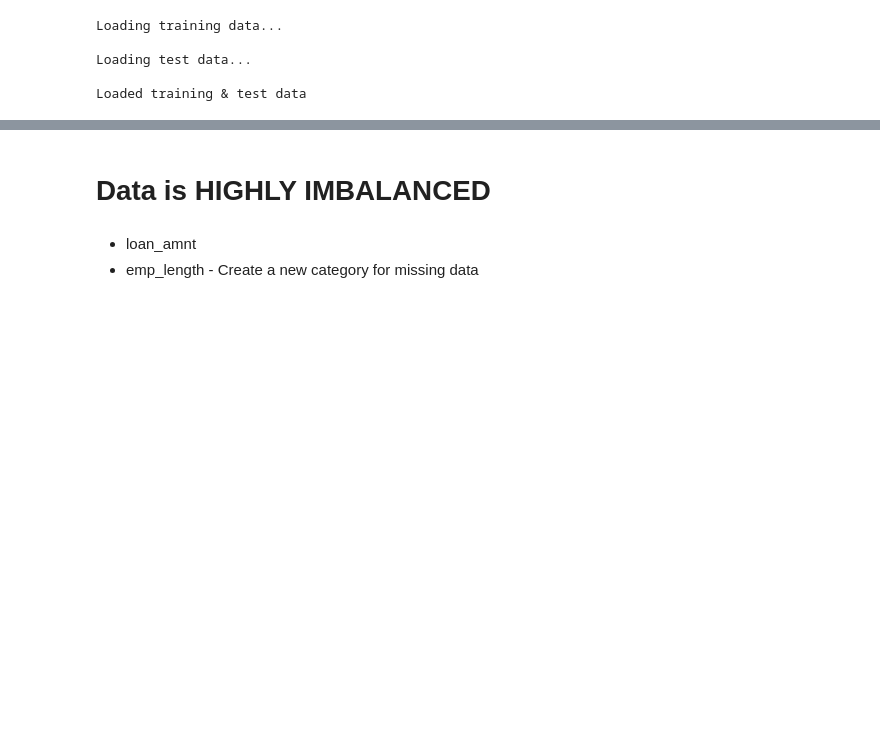
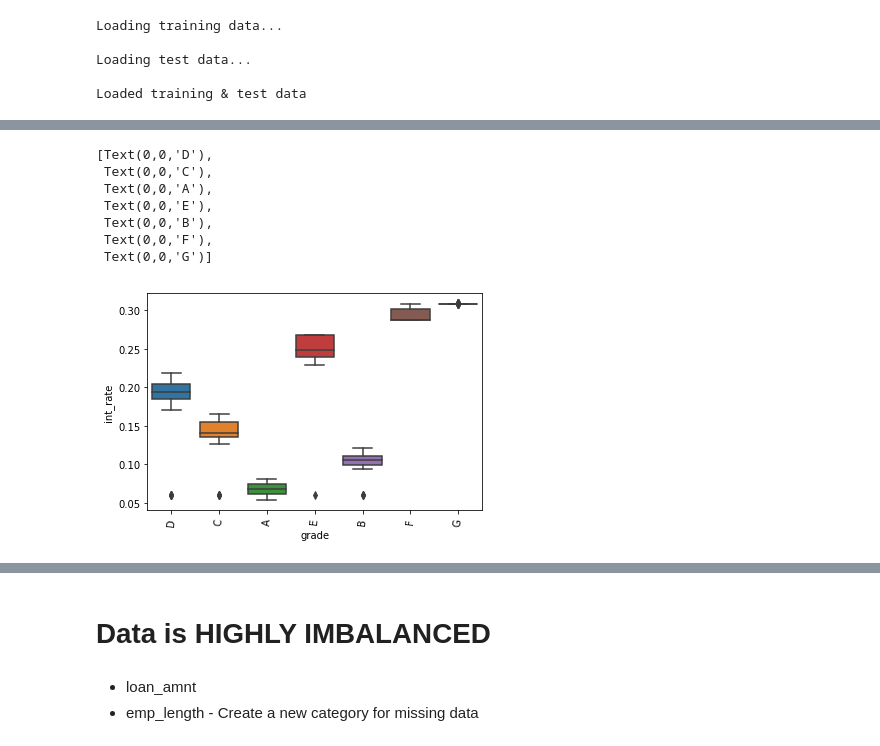
Before and after one commit to sandhyaparna/Projects, a Jupyter notebook: Predict Late Payers/predict-late-payers.ipynb, the cells around one changed output, grey strips where cells are left out. Cells and saved outputs as stored; diff of their text form; code cells hidden in the pictures; blank space fills up the shorter version.

```diff
--- a/Predict Late Payers/predict-late-payers.ipynb
+++ b/Predict Late Payers/predict-late-payers.ipynb
@@ -138,0 +202,8 @@ Name: home_ownership, dtype: int64
+# %%
+revol_util_median = X_train['revol_util'].median()
+X_train['revol_util']=X_train['revol_util'].fillna(revol_util_median)
+X_test['revol_util']=X_test['revol_util'].fillna(revol_util_median)
+
+emp_length_mode = X_train['emp_length'].mode()
+X_train['emp_length']=X_train['emp_length'].fillna(emp_length_mode[0])
+X_test['emp_length']=X_test['emp_length'].fillna(emp_length_mode[0])
@@ -138,0 +248,12 @@ Name: home_ownership, dtype: int64
+# %%
+chart = sns.boxplot(x="grade", y="int_rate", data=X_train)
+chart.set_xticklabels(chart.get_xticklabels(), rotation=85)
+# %% [output]
+[Text(0,0,'D'),
+ Text(0,0,'C'),
+ Text(0,0,'A'),
+ Text(0,0,'E'),
+ Text(0,0,'B'),
+ Text(0,0,'F'),
+ Text(0,0,'G')]
+[figure, added]
```
Also changed, not shown: parts of 12 cells of this notebook.
